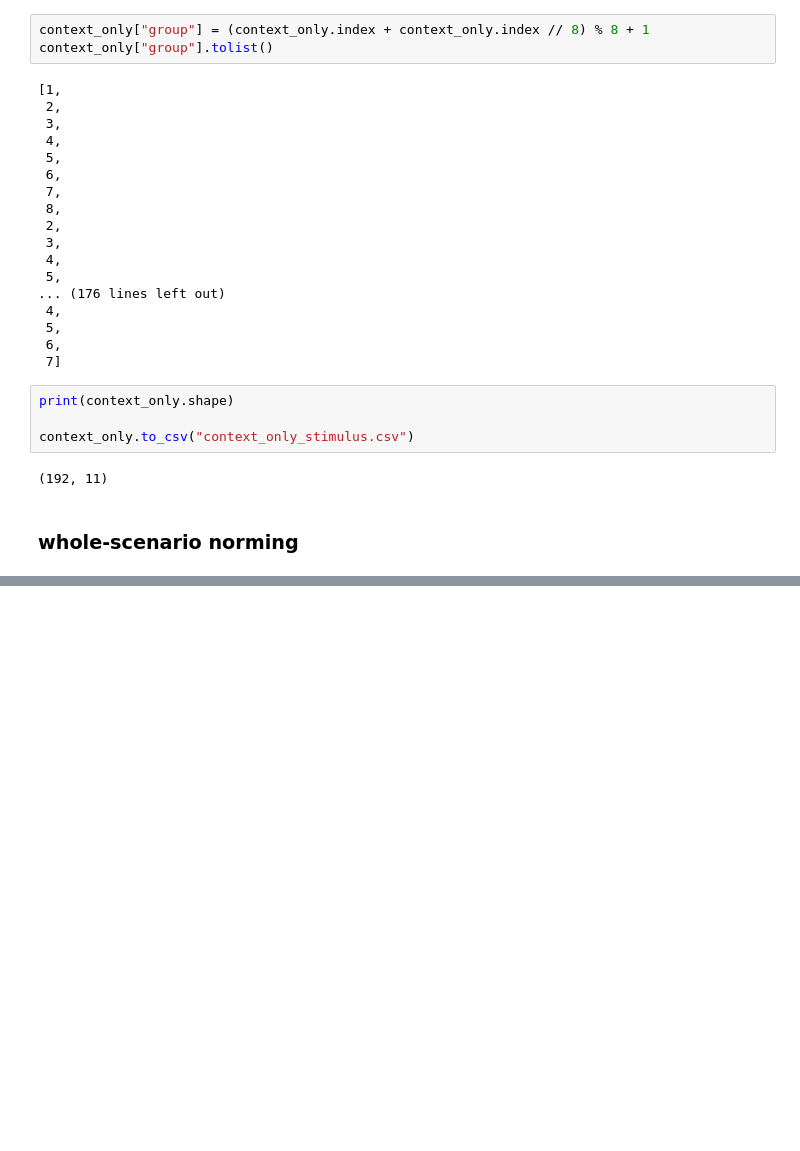
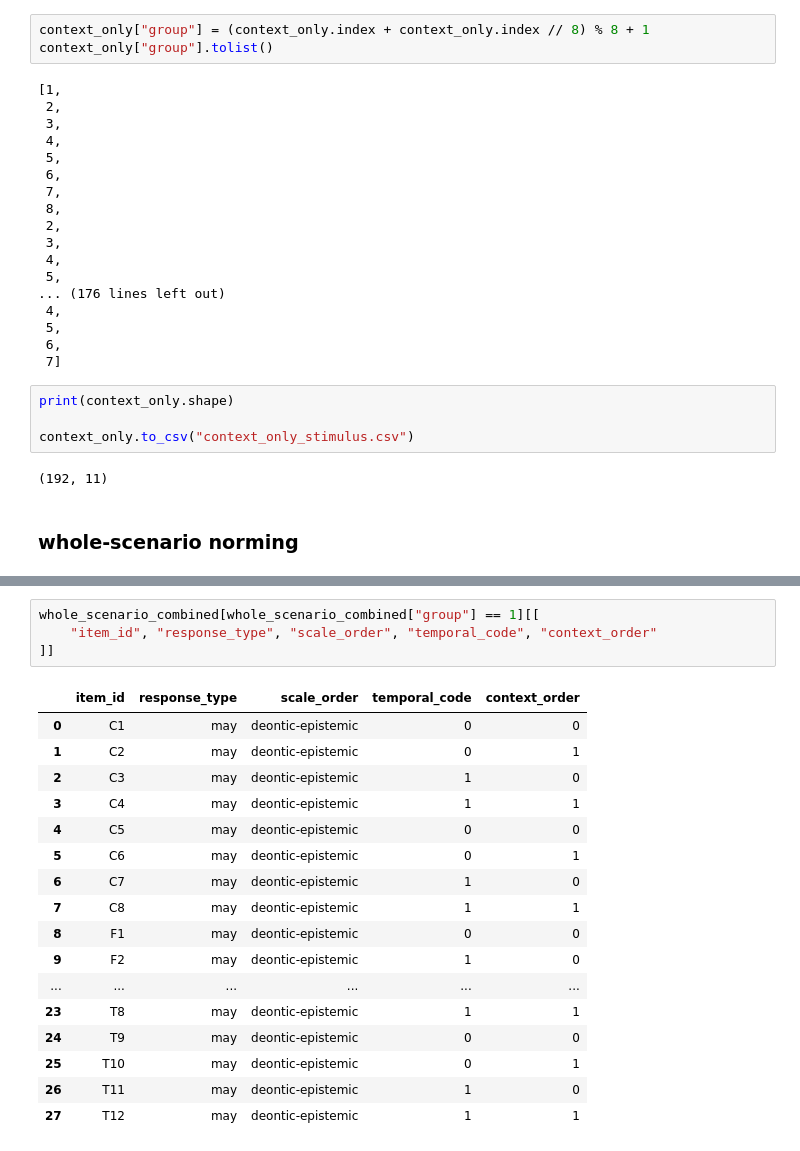
Before and after one commit to lucas-y-li/modal-learning, a Jupyter notebook: norming_study_modify_stimulus.ipynb, the cells around one changed output, grey strips where cells are left out. Drawn from its saved outputs; the diff is of its cells as text; blank space fills up the shorter version.

```diff
--- a/norming_study_modify_stimulus.ipynb
+++ b/norming_study_modify_stimulus.ipynb
@@ -371,0 +440,22 @@ whole_scenario_combined.to_csv("whole_scenario_stimulus.csv")
+# %%
+whole_scenario_combined[whole_scenario_combined["group"] == 1][[
+    "item_id", "response_type", "scale_order", "temporal_code", "context_order"
+]]
+# %% [output]
+|  | item_id | response_type | scale_order | temporal_code | context_order |
+| 0 | C1 | may | deontic-epistemic | 0 | 0 |
+| 1 | C2 | may | deontic-epistemic | 0 | 1 |
+| 2 | C3 | may | deontic-epistemic | 1 | 0 |
+| 3 | C4 | may | deontic-epistemic | 1 | 1 |
+| 4 | C5 | may | deontic-epistemic | 0 | 0 |
+| 5 | C6 | may | deontic-epistemic | 0 | 1 |
+| 6 | C7 | may | deontic-epistemic | 1 | 0 |
+| 7 | C8 | may | deontic-epistemic | 1 | 1 |
+| 8 | F1 | may | deontic-epistemic | 0 | 0 |
+| 9 | F2 | may | deontic-epistemic | 1 | 0 |
+| ... | ... | ... | ... | ... | ... |
+| 23 | T8 | may | deontic-epistemic | 1 | 1 |
+| 24 | T9 | may | deontic-epistemic | 0 | 0 |
+| 25 | T10 | may | deontic-epistemic | 0 | 1 |
+| 26 | T11 | may | deontic-epistemic | 1 | 0 |
+| 27 | T12 | may | deontic-epistemic | 1 | 1 |
```
Also changed, not shown: parts of 11 cells of this notebook, 3 other files.
